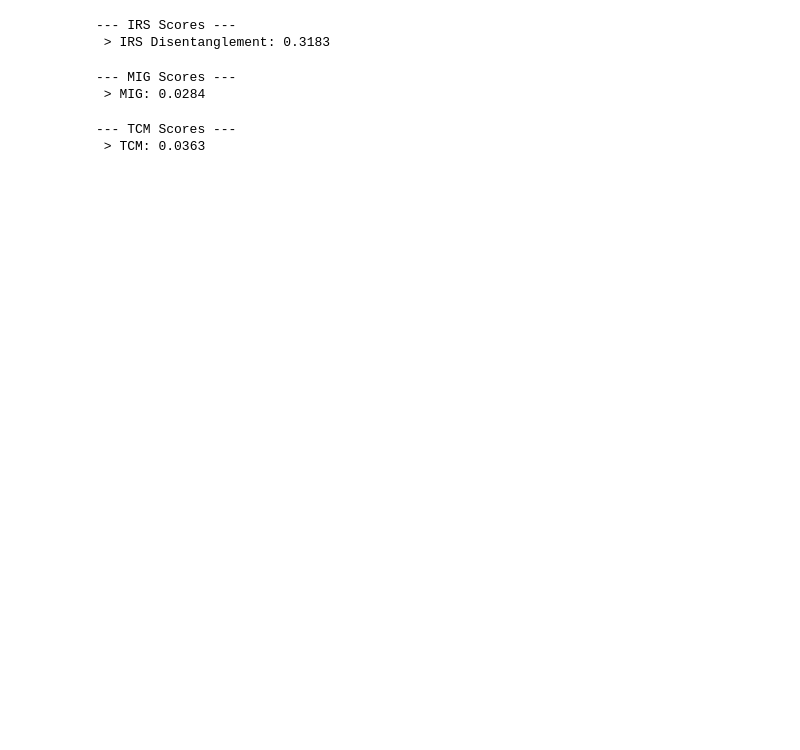
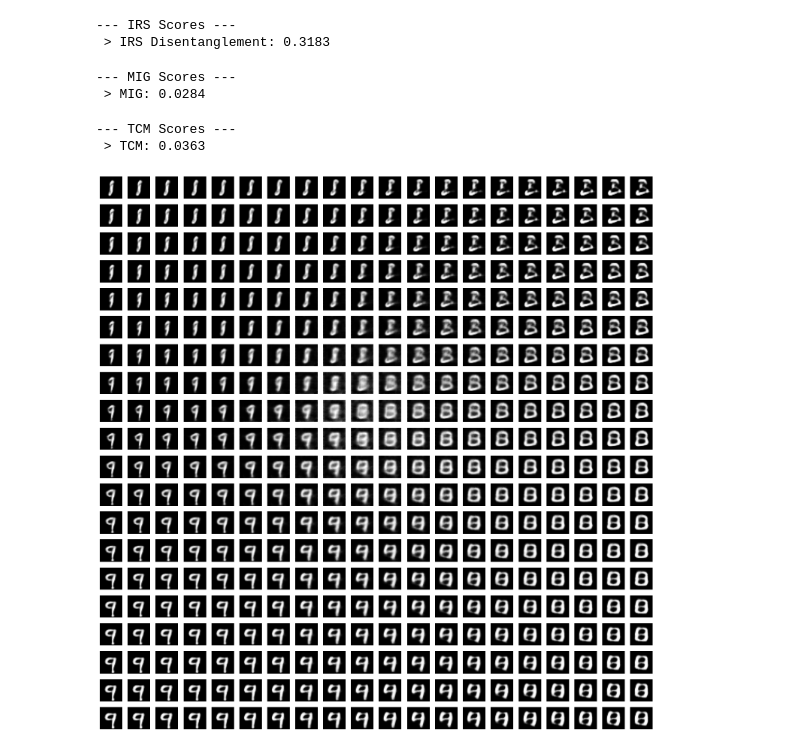
Before and after one commit to ClarysseArthur/VUB-MT-Development, a Jupyter notebook: Models/GenRKM-MNIST/model-1V.ipynb, the cells around one changed output. Saved outputs shown, nothing was run; the diff lists cells and outputs as text; code cells hidden in the pictures; blank space fills up the shorter version.

```diff
--- a/Models/GenRKM-MNIST/model-1V.ipynb
+++ b/Models/GenRKM-MNIST/model-1V.ipynb
@@ -371,3 +371,29 @@ print(f' > TCM: {round(tcm_results, 4)}')
 # %% [output]
 --- TCM Scores ---
  > TCM: 0.0363
+# %%
+dim1 = 0
+dim2 = 1
+n_steps = 20
+
+fig, axes = plt.subplots(n_steps, n_steps, figsize=(15, 15))
+
+walk_dim1 = torch.linspace(C[:, dim1].min(), C[:, dim1].max(), steps=n_steps).to(opt.device)
+walk_dim2 = torch.linspace(C[:, dim2].min(), C[:, dim2].max(), steps=n_steps).to(opt.device)
+
+with torch.no_grad():
+    for row in range(n_steps):
+        for col in range(n_steps):
+            z_walk = torch.zeros(1, opt.h_dim, device=opt.device).double()  # Start with a zero vector
+            z_walk[0, dim1] = walk_dim1[col]   # columns
+            z_walk[0, dim2] = walk_dim2[row]   # rows
+
+            x_tilde_walk = net3(torch.mm(z_walk, U_test.t()))
+            axes[row, col].imshow(x_tilde_walk[0].cpu().numpy().reshape(28, 28), cmap='gray')
+            axes[row, col].axis('off')
+
+plt.tight_layout()
+plt.savefig('./img/lv/1V-12.png', dpi=300)
+plt.show()
+# %% [output]
+[figure, added]
```
Also changed, not shown: parts of 2 cells of this notebook, 5 other files.
